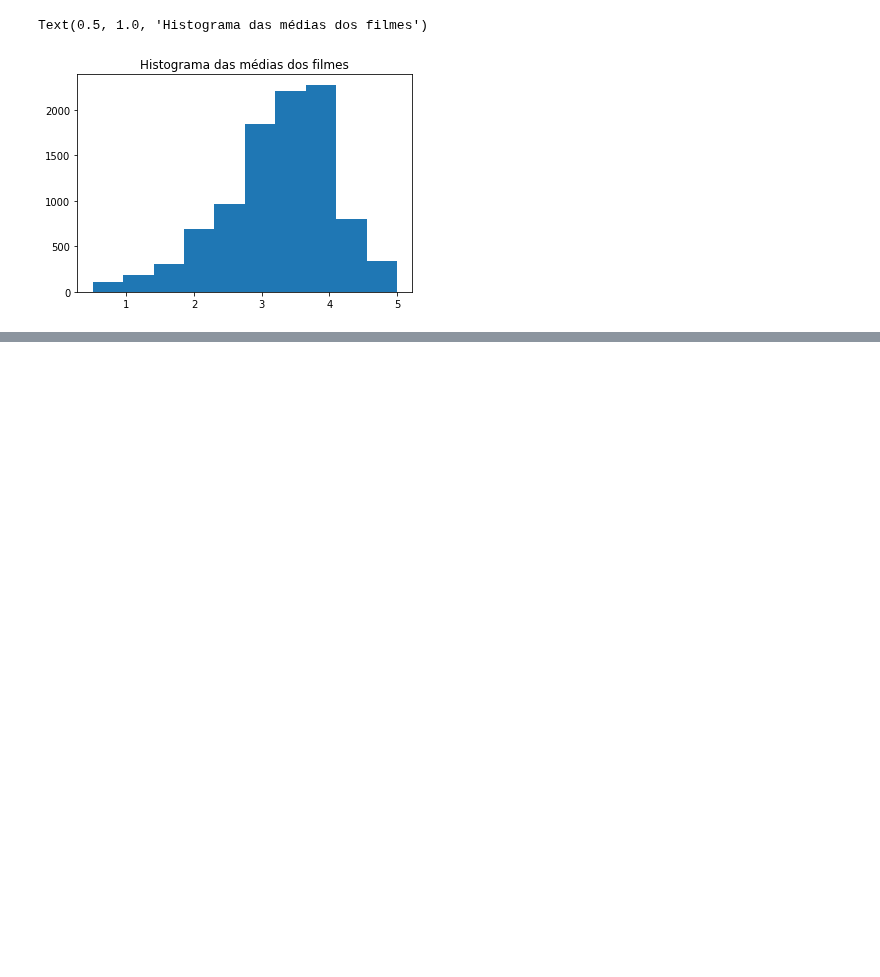
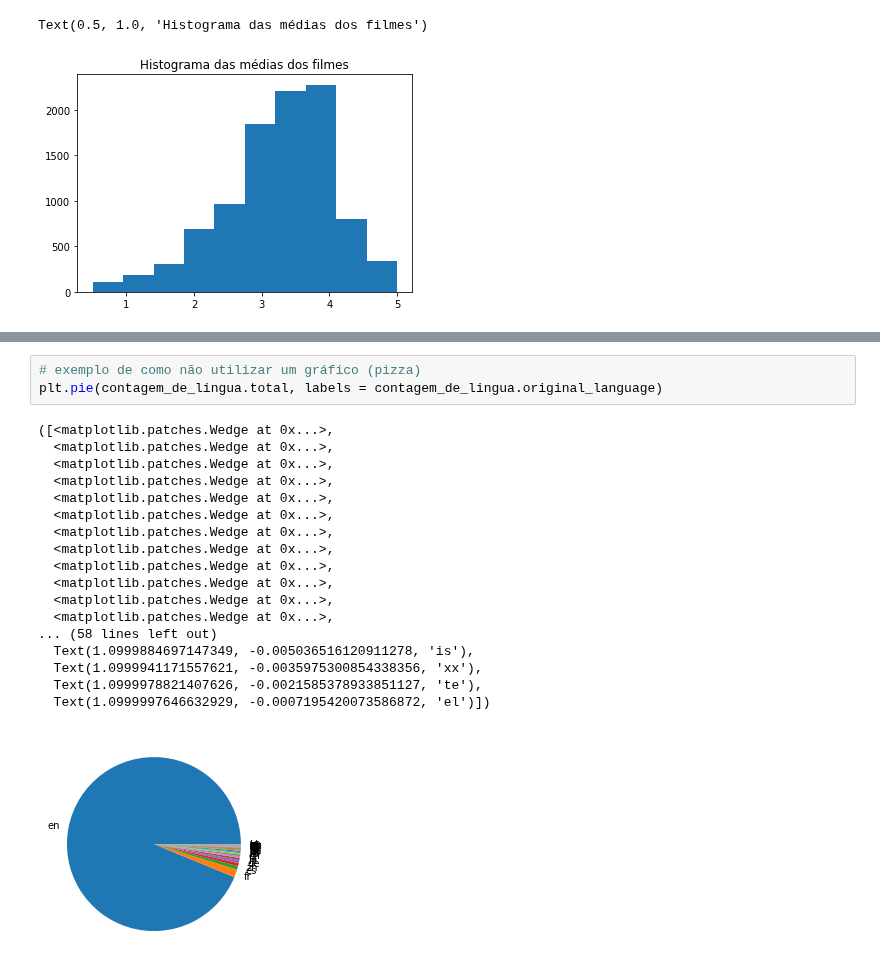
Before and after one commit to muriloWeber/dataScienceAlura, a Jupyter notebook: dataScienceAnaliseEVisualizacaoDeDados/dataScienceIntroduction.ipynb, the cells around one changed output, grey strips where cells are left out. Drawn from its saved outputs; the diff is of its cells as text; blank space fills up the shorter version.

```diff
--- a/dataScienceAnaliseEVisualizacaoDeDados/dataScienceIntroduction.ipynb
+++ b/dataScienceAnaliseEVisualizacaoDeDados/dataScienceIntroduction.ipynb
@@ -187,0 +252,22 @@ Text(0.5, 1.0, 'Histograma das médias dos filmes')
+# %%
+# exemplo de como não utilizar um gráfico (pizza)
+plt.pie(contagem_de_lingua.total, labels = contagem_de_lingua.original_language)
+# %% [output]
+([<matplotlib.patches.Wedge at 0x...>,
+  <matplotlib.patches.Wedge at 0x...>,
+  <matplotlib.patches.Wedge at 0x...>,
+  <matplotlib.patches.Wedge at 0x...>,
+  <matplotlib.patches.Wedge at 0x...>,
+  <matplotlib.patches.Wedge at 0x...>,
+  <matplotlib.patches.Wedge at 0x...>,
+  <matplotlib.patches.Wedge at 0x...>,
+  <matplotlib.patches.Wedge at 0x...>,
+  <matplotlib.patches.Wedge at 0x...>,
+  <matplotlib.patches.Wedge at 0x...>,
+  <matplotlib.patches.Wedge at 0x...>,
+... (58 lines left out)
+  Text(1.0999884697147349, -0.005036516120911278, 'is'),
+  Text(1.0999941171557621, -0.0035975300854338356, 'xx'),
+  Text(1.0999978821407626, -0.0021585378933851127, 'te'),
+  Text(1.0999997646632929, -0.0007195420073586872, 'el')])
+[figure, added]
```
Also changed, not shown: parts of 11 cells of this notebook.
